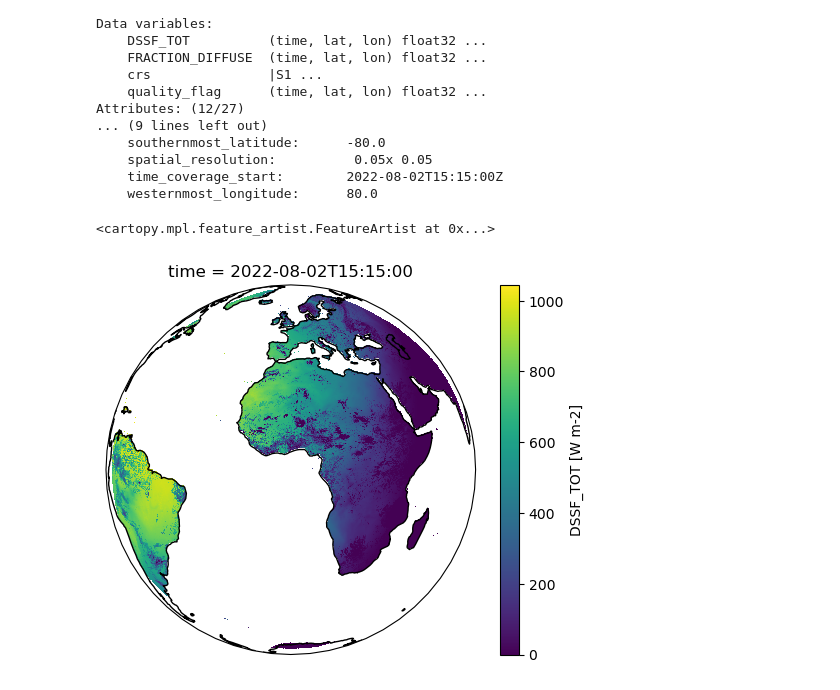
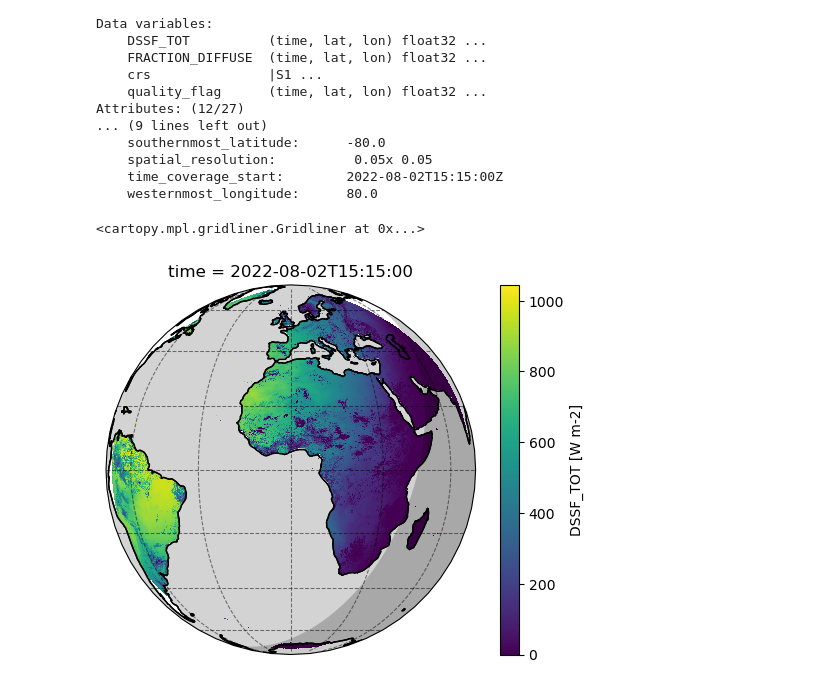
Before and after one commit to KrugerElephant/lsasaf_data_access, a Jupyter notebook: examples/read_map_netcdf_webdav_local.ipynb, the cells around one changed output. Drawn from its saved outputs; the diff is of its cells as text; code cells hidden in the pictures.

```diff
--- a/examples/read_map_netcdf_webdav_local.ipynb
+++ b/examples/read_map_netcdf_webdav_local.ipynb
@@ -23,10 +26,12 @@ import cartopy.crs as ccrs
 # open the netcdf file with xarray as a dataset.
 # Assuming the WebDAV was maped into drive "Z:\" / or replace with local drive if file was downloaded
 # use os.path.join to avoid windows/linux problems
-file_path_nc=os.path.join('Z:','PRODUCTS','MSG','MDSSFTD','NETCDF',
-                       '2022','08','02','NETCDF4_LSASAF_MSG_MDSSFTD_MSG-Disk_202208021515.nc')
-dsNC = xr.open_dataset(file_path_nc)
-print(dsNC)
+slot=dt.datetime(2022,8,2,15,15)
+file_path=os.path.join('Z:','PRODUCTS','MSG','MDSSFTD','NETCDF',
+                       slot.strftime("%Y"),slot.strftime("%m"),slot.strftime("%d"),
+                       'NETCDF4_LSASAF_MSG_MDSSFTD_MSG-Disk_'+slot.strftime("%Y%m%d%H%M")+'.nc')
+ds = xr.open_dataset(file_path)
+print(ds)
 # %% [output]
 <xarray.Dataset>
 Dimensions:           (time: 1, lat: 3201, lon: 3201)
@@ -47,12 +52,21 @@ Attributes: (12/27)
     westernmost_longitude:      80.0
 # %%
 # Create a simple plots of the DSSF_TOT variable
-pvar = dsNC.DSSF_TOT.isel(time=0)
+
+# to avoid showing warnings of cartopy
+import warnings
+warnings.filterwarnings('ignore')
+
+pvar = ds.DSSF_TOT.isel(time=0)
 ax = plt.axes(projection=ccrs.Orthographic(0, 0))  # to use the Orthographic projection
 #ax = plt.axes(projection=ccrs.PlateCarree())      # to use simple lat/lon
-ax.set_global()
 pvar.plot.imshow(ax=ax, transform=ccrs.PlateCarree(),interpolation='nearest')
 ax.coastlines()
+ax.set_global()
+ax.coastlines()
+ax.add_feature(cfeature.OCEAN, facecolor='lightgray')
+ax.add_feature(Nightshade(slot, alpha=0.2))
+ax.gridlines(color='black', alpha=0.5, linestyle='--', linewidth=0.75, draw_labels=False)
 # %% [output]
-<cartopy.mpl.feature_artist.FeatureArtist at 0x...>
+<cartopy.mpl.gridliner.Gridliner at 0x...>
-[figure, old version]
+[figure, new version]
```
Also changed, not shown: parts of 2 cells of this notebook, 1 other file.
